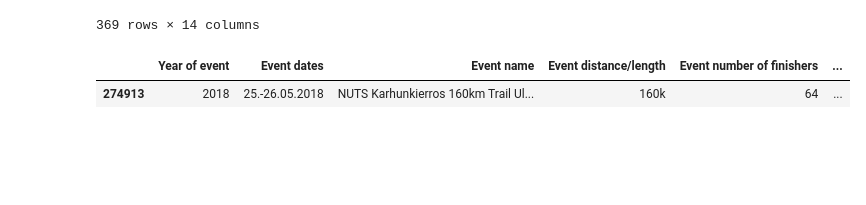
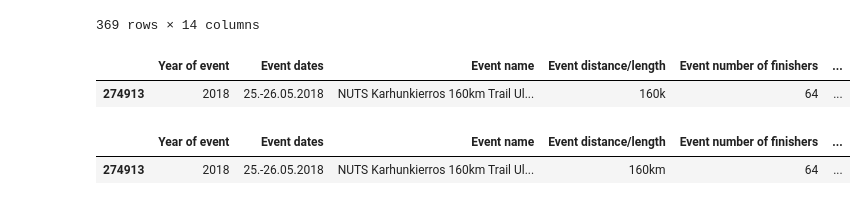
Before and after one commit to OlesiaNZ/python_running_data_analysis, a Jupyter notebook: analysis-the-big-dataset-of-ultra-marathon-running.ipynb, the cells around one changed output. Cells and saved outputs as stored; diff of their text form; code cells hidden in the pictures; blank space fills up the shorter version.

```diff
--- a/analysis-the-big-dataset-of-ultra-marathon-running.ipynb
+++ b/analysis-the-big-dataset-of-ultra-marathon-running.ipynb
@@ -591,3 +505,10 @@ dfRUS[~(dfRUS['Event distance/length'].str.contains('km') | dfRUS['Event distanc
 # %% [output]
 |  | Year of event | Event dates | Event name | Event distance/length | Event number of finishers | ... |
 | 274913 | 2018 | 25.-26.05.2018 | NUTS Karhunkierros 160km Trail Ul... | 160k | 64 | ... |
+# %%
+# Let's fix the k to km and check
+dfRUS['Event distance/length'] = dfRUS['Event distance/length'].str.replace('k', 'km')
+dfRUS[(dfRUS['Athlete ID'] == 192087) & (dfRUS['Event number of finishers'] == 64)]
+# %% [output]
+|  | Year of event | Event dates | Event name | Event distance/length | Event number of finishers | ... |
+| 274913 | 2018 | 25.-26.05.2018 | NUTS Karhunkierros 160km Trail Ul... | 160km | 64 | ... |
```
Also changed, not shown: parts of 18 cells of this notebook.
